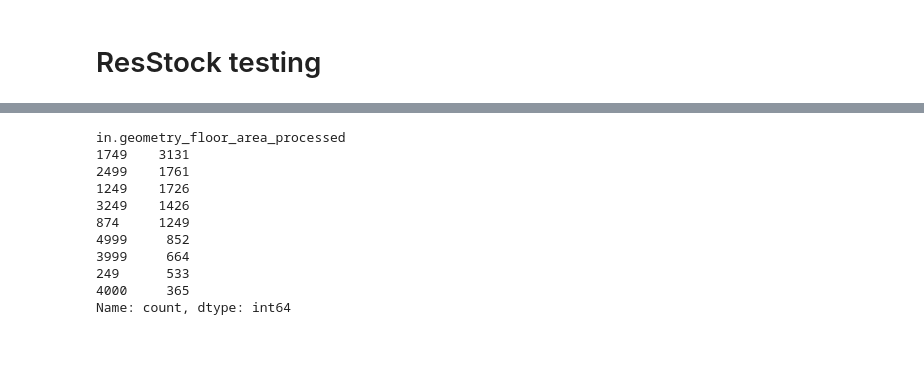
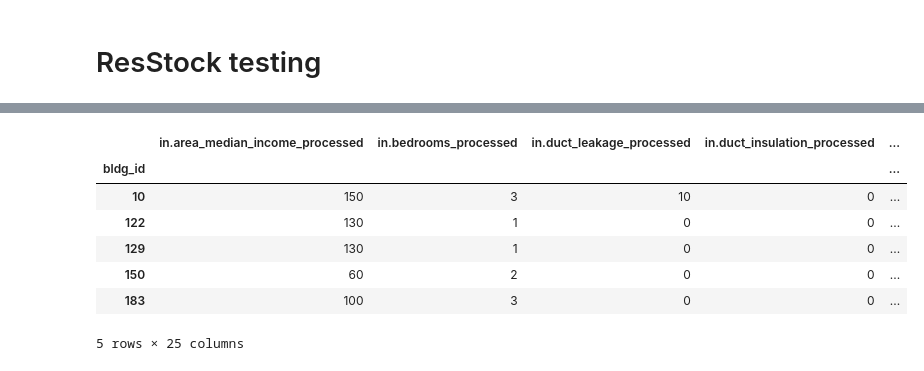
Before and after one commit to adrianlopezlanchares/Space-Conditioning-Electrification, a Jupyter notebook: consumption/full-prediction/full_prediction.ipynb, the cells around one changed output, grey strips where cells are left out. Drawn from its saved outputs; the diff is of its cells as text; code cells hidden in the pictures.

Commit message:
add all column processing functions

```diff
--- a/consumption/full-prediction/full_prediction.ipynb
+++ b/consumption/full-prediction/full_prediction.ipynb
@@ -105,4 +105,32 @@ columns = [
     "in.sqft",              # int
     "in.windows"    # Single/Double/Triple, Low-E/Clear, Metal/Non-metal, Air/Exterior Clear Storm, (L/M-Gain)
 ]
+# %%
+columns_processed = [
+    "in.area_median_income_processed",    # 0-30%, 80-100% ...
+    "in.bedrooms_processed",              # int
+    "in.duct_leakage_processed",
+    "in.duct_insulation_processed",    # Separate into leakage / insulation: X% / (Uniinsulated/R-n)
+    "in.duct_location_processed",         # Places of the house
+    "in.federal_poverty_level_processed", # 100-150%, 400%+...
+    "in.geometry_floor_area_processed",   # 1000-1499, ...
+    "in.geometry_stories_processed",      # int
+    "in.geometry_wall_type_processed",    # Materials
+    "in.ground_thermal_conductivity_processed",   # float
+    "in.heating_fuel_processed",      # Fuel type
+    "in.hvac_cooling_efficiency_processed",   # Format: AC, (S)EER 10.7
+    "in.hvac_has_ducts_processed",    # Yes / No
+    "in.hvac_heating_efficiency_processed",   # Format: Heater type, 80% AFUE/EFFICIENCY/HSPF
+    "in.income_processed",            # 70000-79999
+    "in.insulation_ceiling_processed",    # R-n / Uninsulated
+    "in.insulation_floor_processed",      # R-n / Uninsulated
+    "in.insulation_foundation_wall_processed",    # Wall R-n, Exterior
+    "in.insulation_roof_processed",       # Finished / Unfinished, R-n
+    "in.insulation_wall_processed",       # Material, Uninsulated / R-n
+    "in.occupants_processed",         # int
+    "in.orientation_processed",       # North, Northwest...
+    "in.roof_material_processed",     # Material
+    "in.sqft_processed",              # int
+    "in.windows_processed"    # Single/Double/Triple, Low-E/Clear, Metal/Non-metal, Air/Exterior Clear Storm, (L/M-Gain)
+]
 # %%
@@ -124,17 +155,14 @@ AC, SEER 8                67
 Name: count, dtype: int64
 # %%
 resstock_2 = process_resstock_data(resstock)
-# %%
-resstock_2["in.geometry_floor_area_processed"].value_counts()
-# %% [output]
-in.geometry_floor_area_processed
-1749    3131
-2499    1761
-1249    1726
-3249    1426
-874     1249
-4999     852
-3999     664
-249      533
-4000     365
-Name: count, dtype: int64
+# %%
+resstock_2[columns_processed].head()
+# %% [output]
+|  | in.area_median_income_processed | in.bedrooms_processed | in.duct_leakage_processed | in.duct_insulation_processed | ... |
+| bldg_id |  |  |  |  | ... |
+| 10 | 150 | 3 | 10 | 0 | ... |
+| 122 | 130 | 1 | 0 | 0 | ... |
+| 129 | 130 | 1 | 0 | 0 | ... |
+| 150 | 60 | 2 | 0 | 0 | ... |
+| 183 | 100 | 3 | 0 | 0 | ... |
+5 rows × 25 columns
```
Also changed, not shown: parts of 1 cell of this notebook, 1 other file.
